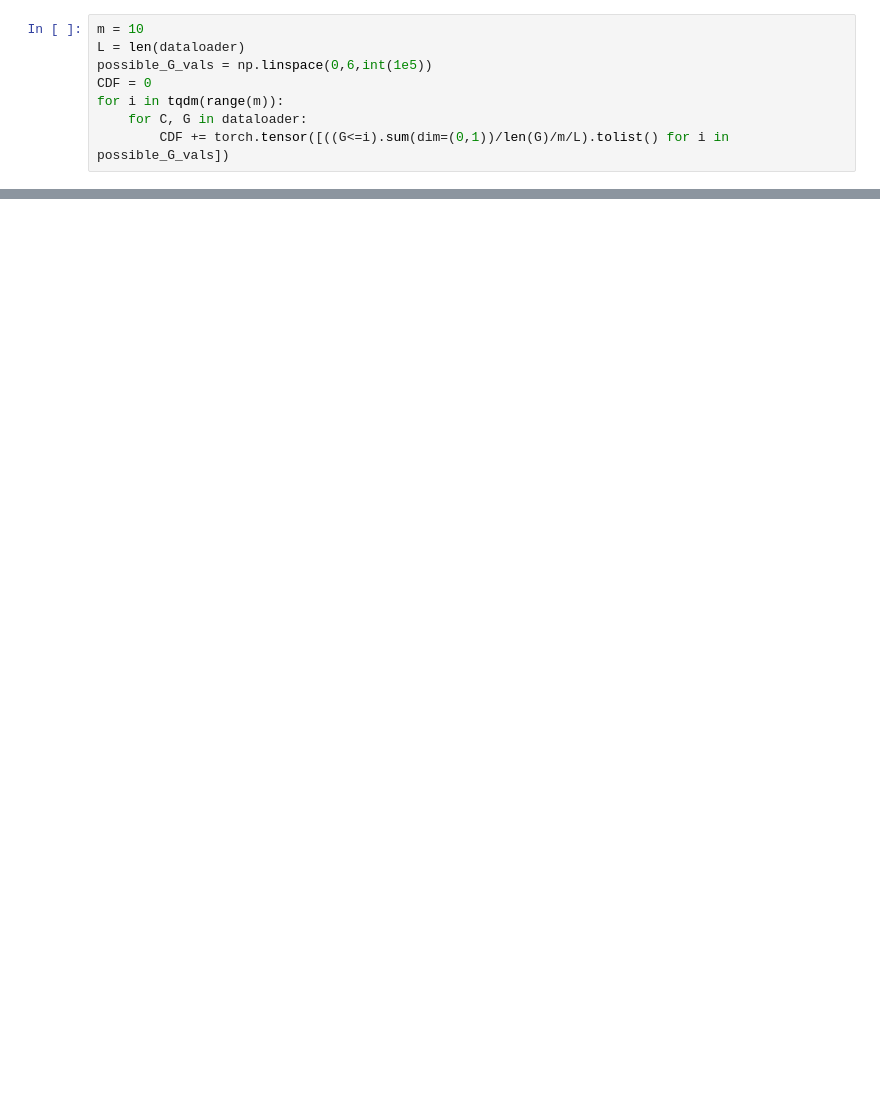
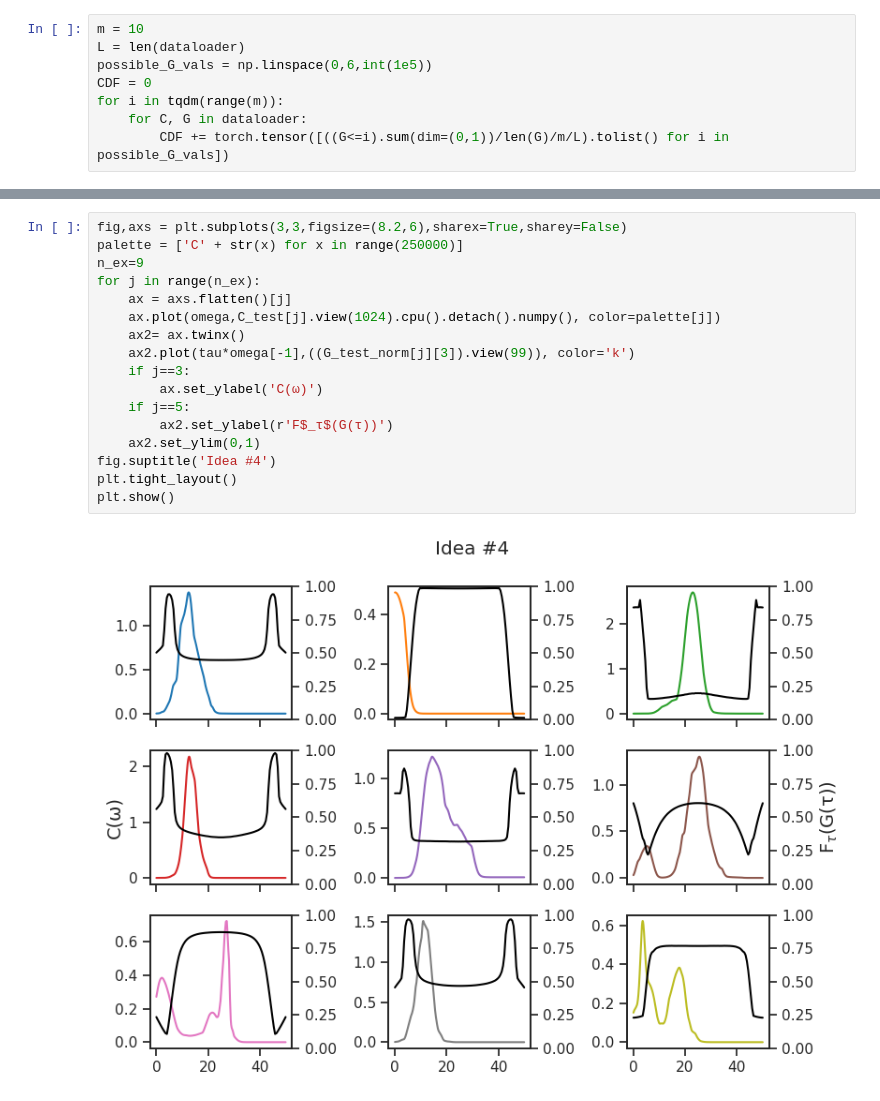
Before and after one commit to Hirshberg-Lab/transformer_latent_diffusion_4AC, a Jupyter notebook: types_of_norms.ipynb, the cells around one changed output, grey strips where cells are left out. Drawn from its saved outputs; the diff is of its cells as text; blank space fills up the shorter version.

```diff
--- a/types_of_norms.ipynb
+++ b/types_of_norms.ipynb
@@ -170,0 +292,19 @@ plt.show()
+# %%
+fig,axs = plt.subplots(3,3,figsize=(8.2,6),sharex=True,sharey=False)
+palette = ['C' + str(x) for x in range(250000)]
+n_ex=9
+for j in range(n_ex):
+    ax = axs.flatten()[j]
+    ax.plot(omega,C_test[j].view(1024).cpu().detach().numpy(), color=palette[j])
+    ax2= ax.twinx()
+    ax2.plot(tau*omega[-1],((G_test_norm[j][3]).view(99)), color='k')
+    if j==3:
+        ax.set_ylabel('C(ω)')
+    if j==5:
+        ax2.set_ylabel(r'F$_τ$(G(τ))')
+    ax2.set_ylim(0,1)
+fig.suptitle('Idea #4')
+plt.tight_layout()
+plt.show()
+# %% [output]
+[figure, added]
```
Also changed, not shown: parts of 18 cells of this notebook, 2 other files.
